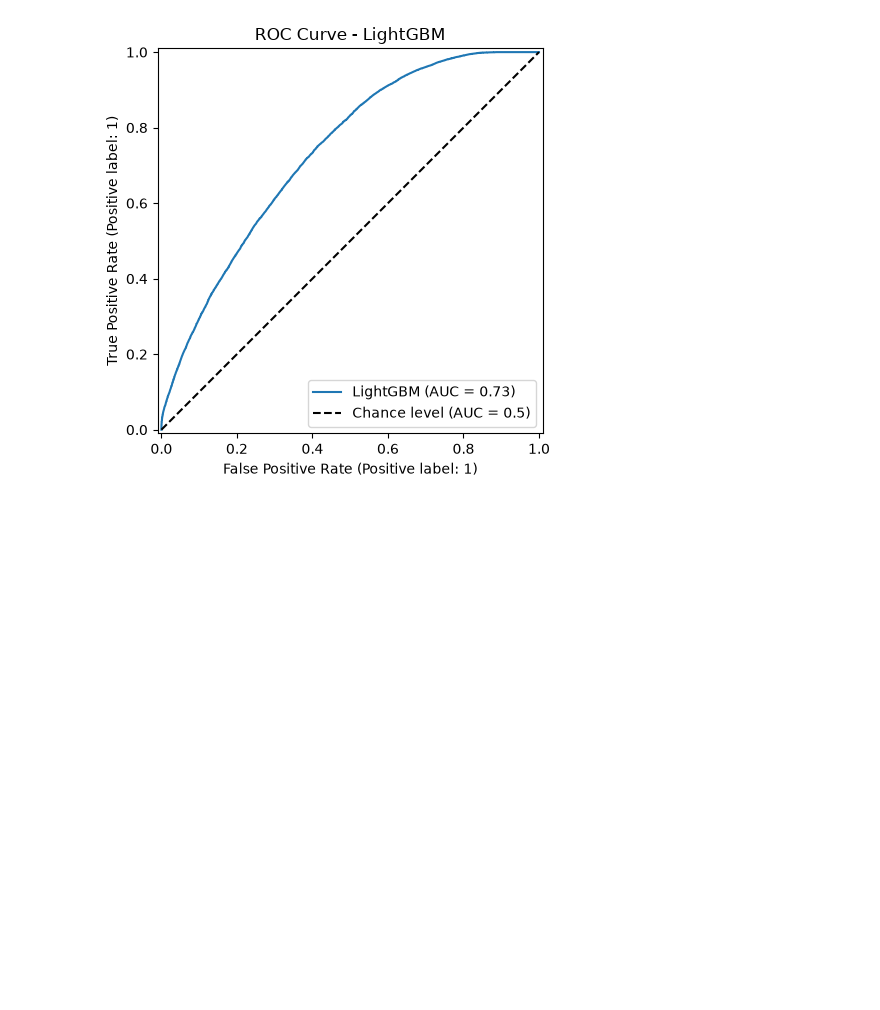
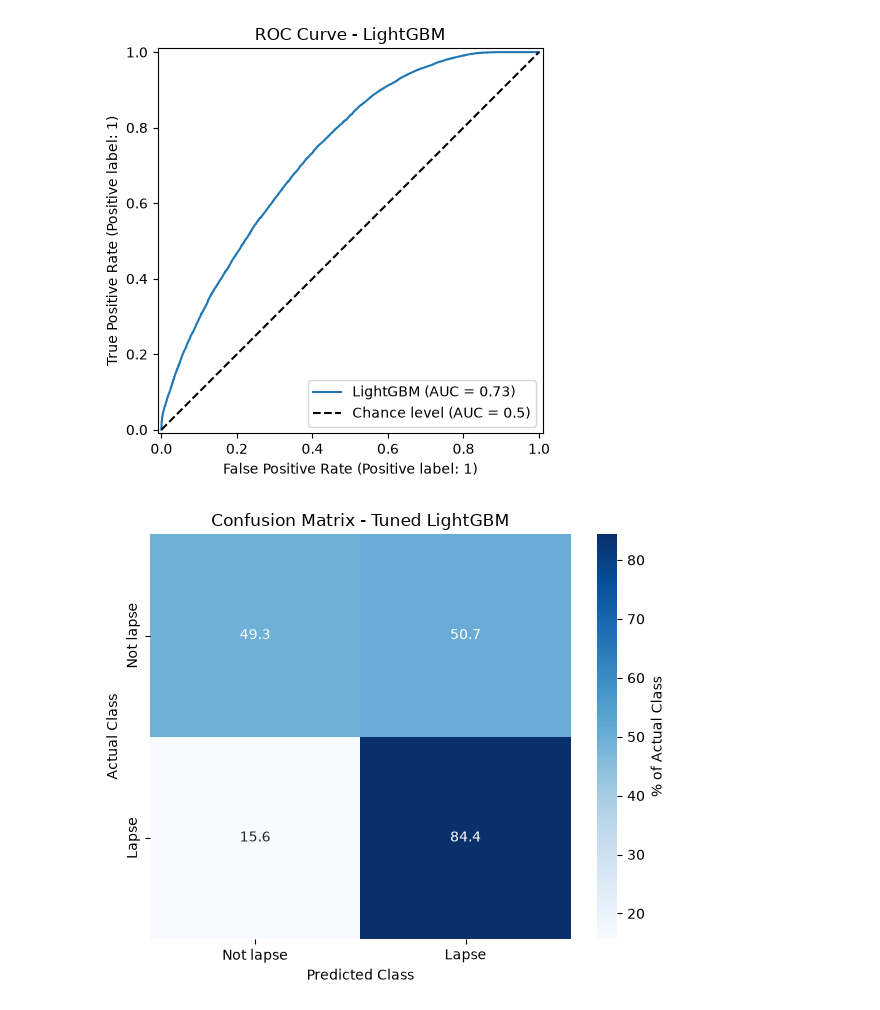
Before and after one commit to allisonma12/predicting-life-insurance-lapse, a Jupyter notebook: lightGBM.ipynb, the cells around one changed output. Saved outputs shown, nothing was run; the diff lists cells and outputs as text; code cells hidden in the pictures; blank space fills up the shorter version.

Commit message:
LightGBM Hyperparameter Tuning

```diff
--- a/lightGBM.ipynb
+++ b/lightGBM.ipynb
@@ -56,8 +56,7 @@ X_test = preprocessor.transform(X_test)
 model = LGBMClassifier(
     n_estimators=100,
     learning_rate=0.1,
-    random_state=42,
-    verbose=-1  # Suppress unnecessary warnings
+    random_state=42
 )
 
 # Train model on training data
@@ -105,5 +104,63 @@ plt.tight_layout()
 RocCurveDisplay.from_predictions(y_test, y_prob, name=MODEL_NAME, plot_chance_level=True)
 plt.title(f"ROC Curve - {MODEL_NAME}")
 plt.tight_layout()
+
+# GridSearchCV find-tuning
+from sklearn.model_selection import StratifiedKFold, GridSearchCV
+
+# REPLACE WITH HYPERPARAMETERS SPECIFIC TO YOUR MODEL
+param_grid = {
+    "n_estimators": [50, 100, 200],
+    "learning_rate": [0.05, 0.1, 0.2],
+    "max_depth": [-1, 5, 10],
+    "num_leaves": [31, 63],
+}
+
+REFIT_METRIC = "f1_macro"
+
+grid = GridSearchCV(
+    model,
+    param_grid,
+    cv=StratifiedKFold(n_splits=5, shuffle=True, random_state=42),
+    scoring={"f1_macro": "f1_macro", "roc_auc": "roc_auc"},
+    refit=REFIT_METRIC,
+    n_jobs=2,
+)
+grid.fit(X_train, y_train)
+
+best_model = grid.best_estimator_
+print(grid.best_params_)
+
+y_pred_tuned = best_model.predict(X_test)
+y_prob_tuned = best_model.predict_proba(X_test)[:, 1]
+
+print(f"\nTuned {MODEL_NAME} Performance on Test Set:")
+print("\nAccuracy:", accuracy_score(y_test, y_pred_tuned))
+print("\nMacro F1:", f1_score(y_test, y_pred_tuned, average="macro"))
+print("\nROC-AUC:", roc_auc_score(y_test, y_prob_tuned))
+print("\nClassification Report:")
+print(classification_report(y_test, y_pred_tuned, target_names=["Not lapse", "Lapse"]))
+print("\nConfusion Matrix:")
+cm_tuned = confusion_matrix(y_test, y_pred_tuned)
+print(cm_tuned)
+
+plt.figure(figsize=(6, 5))
+sns.heatmap(
+    cm_tuned / cm_tuned.sum(axis=1, keepdims=True) * 100,
+    annot=True,
+    fmt=".1f",
+    cmap="Blues",
+    xticklabels=["Not lapse", "Lapse"],
+    yticklabels=["Not lapse", "Lapse"],
+    cbar_kws={"label": "% of Actual Class"}
+)
+plt.title(f"Confusion Matrix - Tuned {MODEL_NAME}")
+plt.xlabel("Predicted Class")
+plt.ylabel("Actual Class")
+plt.tight_layout()
+
+RocCurveDisplay.from_predictions(y_test, y_prob_tuned, name=f"Tuned {MODEL_NAME}", plot_chance_level=True)
+plt.title(f"ROC Curve - Tuned {MODEL_NAME}")
+plt.tight_layout()
 plt.show()
 # %% [output]
@@ -127,2 +184,3 @@ Confusion Matrix:
 [figure]
 [figure]
+[figure, added]
```
Also changed, not shown: parts of 1 cell of this notebook.
